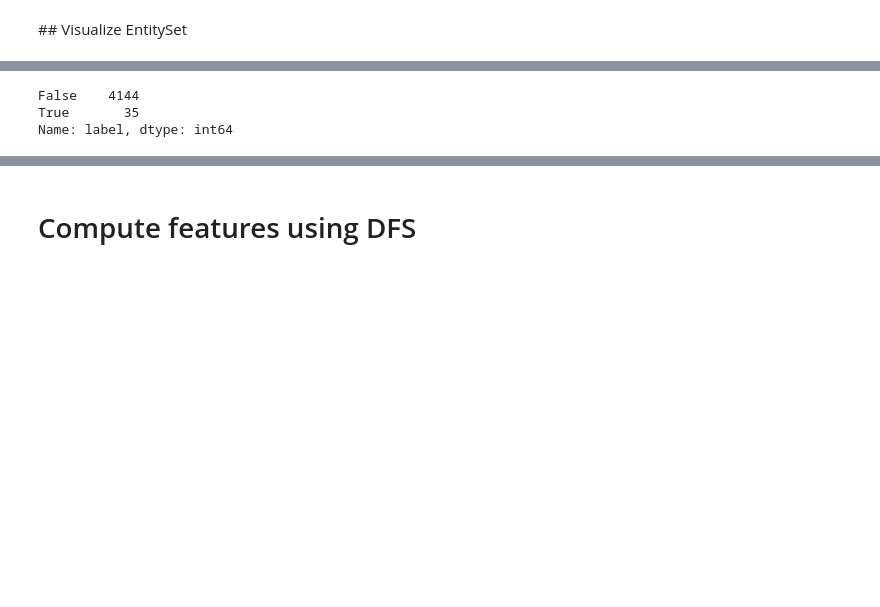
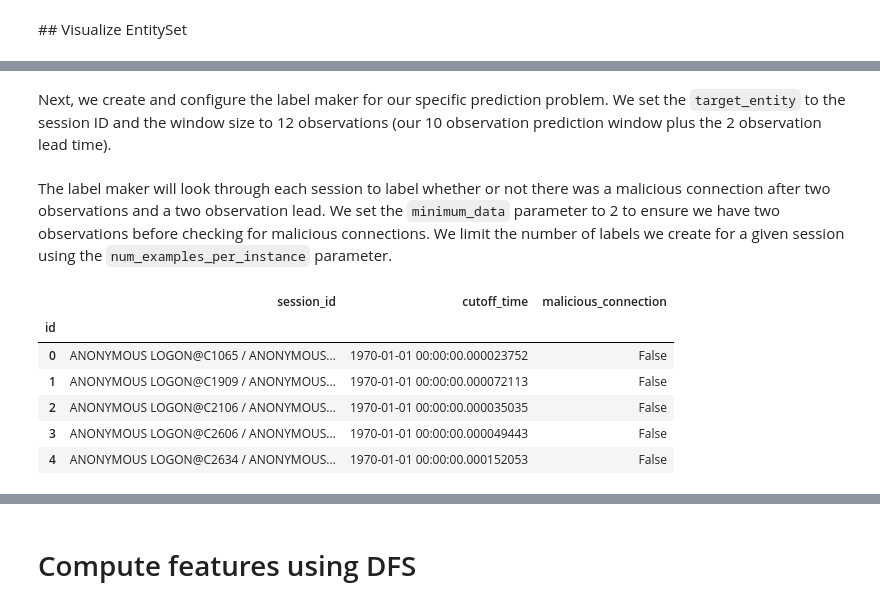
Before and after one commit to alteryx/predict-malicious-cyber-connections, a Jupyter notebook: Predicting Malicious Cyber Connections with Featuretools.ipynb, the cells around one changed output, grey strips where cells are left out. Saved outputs shown, nothing was run; the diff lists cells and outputs as text; code cells hidden in the pictures; blank space fills up the shorter version.

```diff
--- a/Predicting Malicious Cyber Connections with Featuretools.ipynb
+++ b/Predicting Malicious Cyber Connections with Featuretools.ipynb
@@ -135,6 +120,6 @@ cutoffs = generate_cutoffs(cyber_df, "session_id", 2, 2, 10)
-# %%
-cutoffs['label'].value_counts()
-# %% [output]
-False    4144
-True       35
-Name: label, dtype: int64
+# %%
+def malicious_connection(df, lead):
+    if len(df.index) > lead + 1: # check to make sure we have enough data
+        return df.iloc[lead:]["label"].any() # skip the lead observations when computing labels
+# %% [markdown]
+Next, we create and configure the label maker for our specific prediction problem. We set the `target_entity` to the session ID and the window size to 12 observations (our 10 observation prediction window plus the 2 observation lead time).
@@ -140,0 +133,20 @@ Name: label, dtype: int64
+# %% [markdown]
+The label maker will look through each session to label whether or not there was a malicious connection after two observations and a two observation lead. We set the `minimum_data` parameter to 2 to ensure we have two observations before checking for malicious connections. We limit the number of labels we create for a given session using the `num_examples_per_instance` parameter.
+# %%
+label_times = lm.search(
+    cyber_df.sort_values('secs'),
+    minimum_data=2,
+    num_examples_per_instance=1,
+    lead=2,
+    verbose=True
+)
+
+label_times.head()
+# %% [output]
+|  | session_id | cutoff_time | malicious_connection |
+| id |  |  |  |
+| 0 | ANONYMOUS LOGON@C1065 / ANONYMOUS... | 1970-01-01 00:00:00.000023752 | False |
+| 1 | ANONYMOUS LOGON@C1909 / ANONYMOUS... | 1970-01-01 00:00:00.000072113 | False |
+| 2 | ANONYMOUS LOGON@C2106 / ANONYMOUS... | 1970-01-01 00:00:00.000035035 | False |
+| 3 | ANONYMOUS LOGON@C2606 / ANONYMOUS... | 1970-01-01 00:00:00.000049443 | False |
+| 4 | ANONYMOUS LOGON@C2634 / ANONYMOUS... | 1970-01-01 00:00:00.000152053 | False |
```
Also changed, not shown: parts of 18 cells of this notebook, 1 other file.
